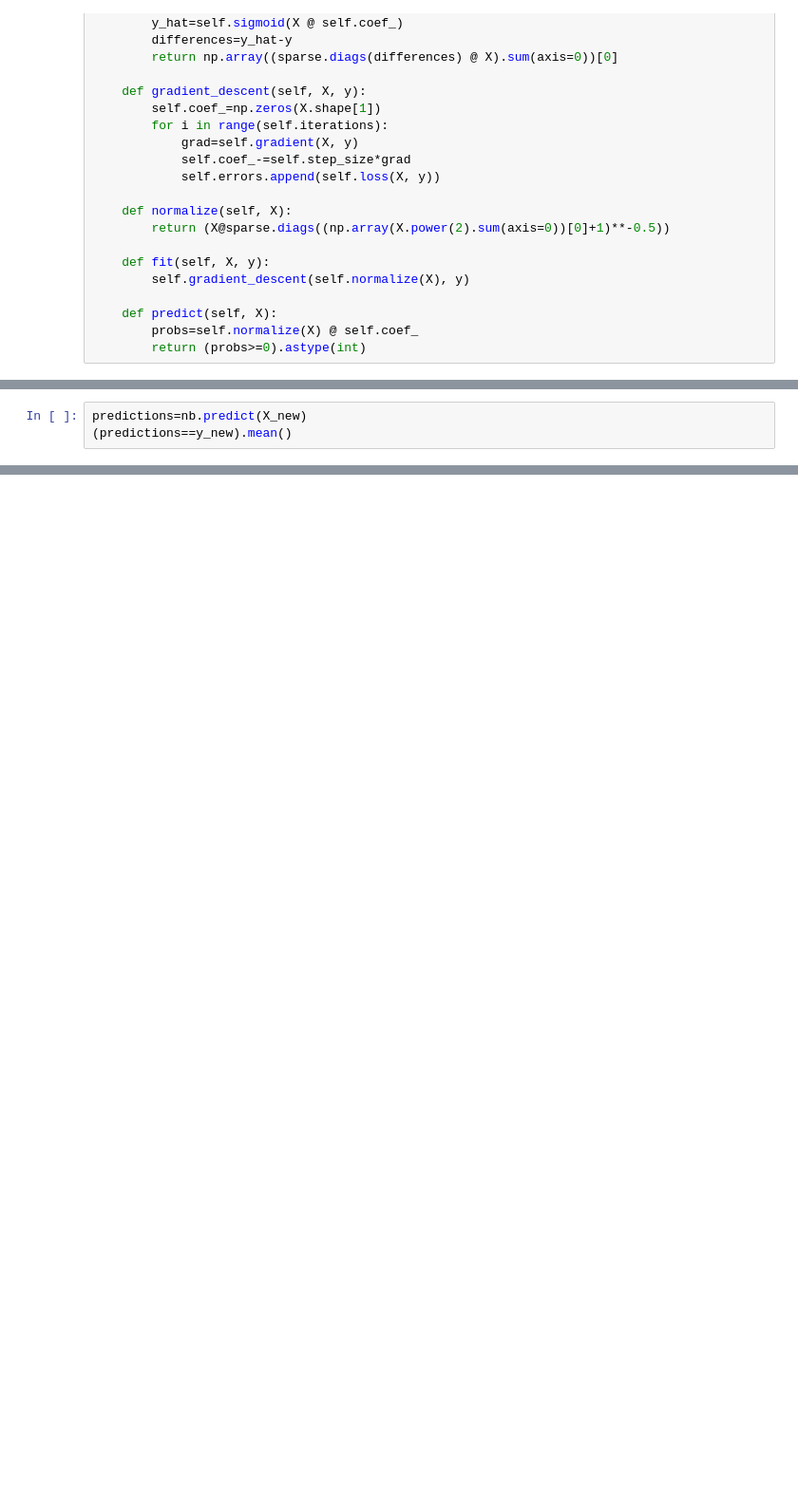
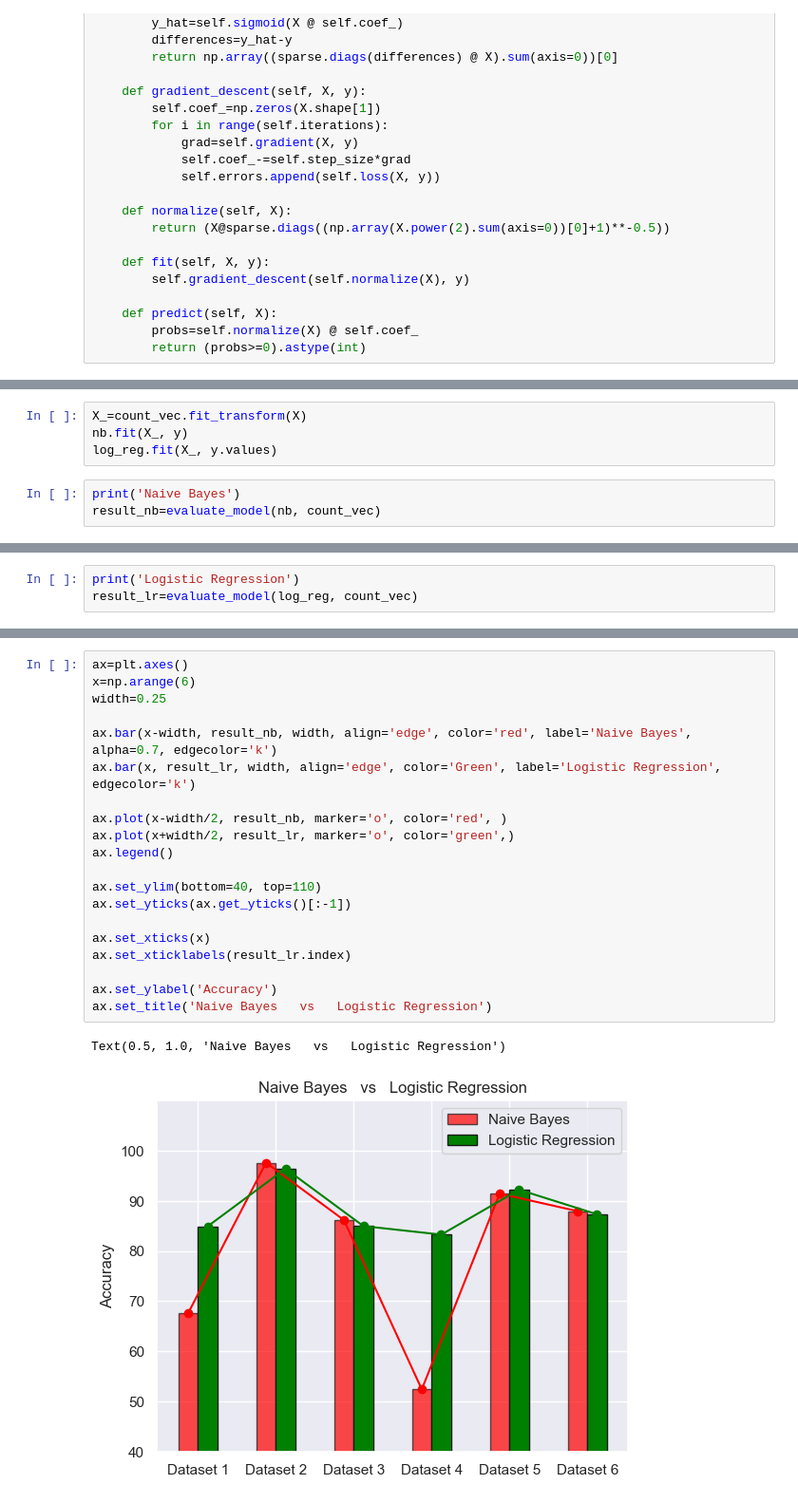
Before and after one commit to seg-fault123/ml, a Jupyter notebook: assignment2/working.ipynb, the cells around one changed output, grey strips where cells are left out. Shown at 95% size. Cells and saved outputs as stored; diff of their text form; blank space fills up the shorter version.

```diff
--- a/assignment2/working.ipynb
+++ b/assignment2/working.ipynb
@@ -163,3 +200,0 @@ predictions=log_reg.predict(X_new)
-# %%
-predictions=nb.predict(X_new)
-(predictions==y_new).mean()
@@ -167,0 +217,7 @@ predictions=nb.predict(X_new)
+# %%
+X_=count_vec.fit_transform(X)
+nb.fit(X_, y)
+log_reg.fit(X_, y.values)
+# %%
+print('Naive Bayes')
+result_nb=evaluate_model(nb, count_vec)
@@ -167,0 +242,3 @@ predictions=nb.predict(X_new)
+# %%
+print('Logistic Regression')
+result_lr=evaluate_model(log_reg, count_vec)
@@ -167,0 +263,23 @@ predictions=nb.predict(X_new)
+# %%
+ax=plt.axes()
+x=np.arange(6)
+width=0.25
+
+ax.bar(x-width, result_nb, width, align='edge', color='red', label='Naive Bayes', alpha=0.7, edgecolor='k')
+ax.bar(x, result_lr, width, align='edge', color='Green', label='Logistic Regression', edgecolor='k')
+
+ax.plot(x-width/2, result_nb, marker='o', color='red', )
+ax.plot(x+width/2, result_lr, marker='o', color='green',)
+ax.legend()
+
+ax.set_ylim(bottom=40, top=110)
+ax.set_yticks(ax.get_yticks()[:-1])
+
+ax.set_xticks(x)
+ax.set_xticklabels(result_lr.index)
+
+ax.set_ylabel('Accuracy')
+ax.set_title('Naive Bayes   vs   Logistic Regression')
+# %% [output]
+Text(0.5, 1.0, 'Naive Bayes   vs   Logistic Regression')
+[figure, added]
```
Also changed, not shown: parts of 30 cells of this notebook, 3 other files.
